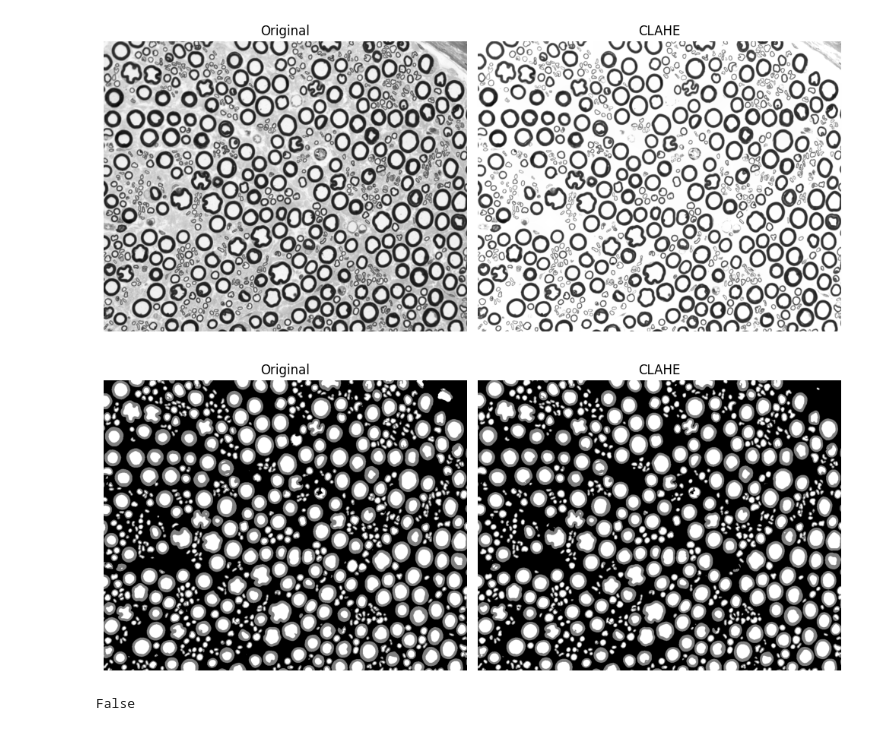
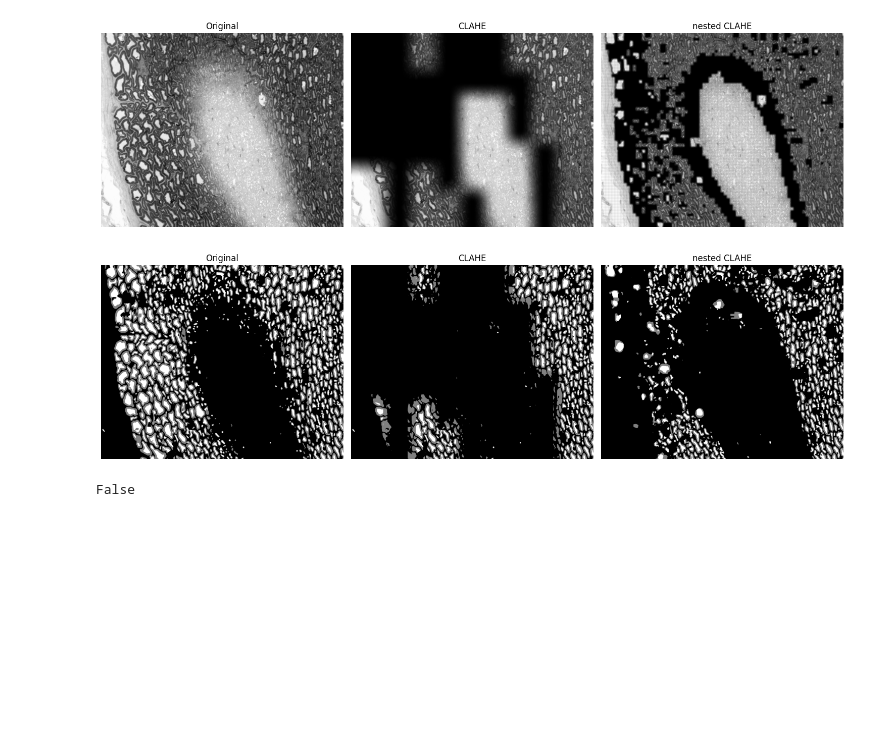
Before and after one commit to VCU-Orthopaedics-Microsurgery-Lab/deepaxon, a Jupyter notebook: clahe_design.ipynb, the cells around one changed output. Saved outputs shown, nothing was run; the diff lists cells and outputs as text; code cells hidden in the pictures; blank space fills up the shorter version.

```diff
--- a/clahe_design.ipynb
+++ b/clahe_design.ipynb
@@ -58,8 +58,8 @@ def center_crop(img, patch_size):
     start_w = (w - crop_w) // 2
     return img[start_h:start_h + crop_h, start_w:start_w + crop_w]
 # %%
-def _hann_fn(x):
-    return (1 - np.cos(2 * np.pi * x / 255)) / 2
+def _hann_fn(x, patch_size=256):
+    return (1 - np.cos(2 * np.pi * x / (patch_size-1))) / 2
 
 
 def get_pos(shape, i, j):
@@ -84,8 +84,8 @@ def hann_window(pos, patch_size=256):
     c3 = (i <  half) & (j >  half)
     c4 = ~c1 & ~c2 & ~c3
     s = np.zeros((patch_size, patch_size), dtype=float)
-    hi = _hann_fn(i.astype(float))
-    hj = _hann_fn(j.astype(float))
+    hi = _hann_fn(i.astype(float), patch_size)
+    hj = _hann_fn(j.astype(float), patch_size)
     if pos == 0:
         s[c1]=1;             s[c2]=hi[c2];          s[c3]=hj[c3];          s[c4]=hi[c4]*hj[c4]
     elif pos == 1:
@@ -116,14 +116,16 @@ def recolor(pred):
     out[pred == 2] = 255
     return np.stack([out, out, out], axis=-1)
 # %%
-def clahe(img):
+def clahe(img, lower, upper, img_mean, img_std):
     brightness = np.mean(img)
     a = 1
 
-    if brightness <= 170:
-        a = 1.6
-    elif brightness > 200:
-        a = 0.4
+    if (brightness < img_mean) and (brightness >= lower):
+        z = ((img_mean - brightness) / img_std)
+        a = 1/(2*(1-np.log(z)))
+    elif (brightness > img_mean) and (brightness <= upper):
+        z = ((brightness - img_mean) / img_std)
+        a = (1-np.log(z))/2
 
     img = cv2.convertScaleAbs(img, alpha=a, beta=0)
 
@@ -259,7 +307,7 @@ custom_objects = {
 }
 
 model = tf.keras.models.load_model(
-    str(r"C:\Users\kushs\deepaxon\models\rb_v1.keras"),
+    str(r"C:\Users\mazurm\deepaxon\models\rb_v1.keras"),
     custom_objects=custom_objects,
     compile=False
 )
@@ -286,3 +334,3 @@ pred, img_crop = segment_image(IMG_PATH, model)
 # %%
-clahe_pred, clahe_img, brightness = clahe_segment_image(IMG_PATH, model)
+clahe_pred, clahe_img, brightness, p_clahe_img, pred2 = clahe_segment_image(IMG_PATH, model)
 # %% [output]
@@ -318,30 +401,29 @@ plt.show()
 # %%
-fig, ax = plt.subplots(1, 2)
+fig, ax = plt.subplots(1, 3)
 
-# Optional: Adjust the figure size
-fig.set_size_inches(10, 5)
+fig.set_size_inches(15, 5)
 
-# 2. Display the first image on the first axis (ax[0])
 ax[0].imshow(img_crop, 'gray')
 ax[0].set_title("Original")
 ax[0].axis('off') # Hide axis ticks
 
-# 3. Display the second image on the second axis (ax[1])
 ax[1].imshow(clahe_img, 'gray')
 ax[1].set_title("CLAHE")
 ax[1].axis('off') # Hide axis ticks
 
-# Optional: Improve layout spacing
+ax[2].imshow(p_clahe_img, 'gray')
+ax[2].set_title("nested CLAHE")
+ax[2].axis('off') # Hide axis ticks
+
 plt.tight_layout()
 
-# 4. Show the figure with both images
 plt.show()
 # %% [output]
-[figure, old version]
+[figure, new version]
 # %%
-fig, ax = plt.subplots(1, 2)
+fig, ax = plt.subplots(1, 3)
 
-fig.set_size_inches(10, 5)
+fig.set_size_inches(15, 5)
 
 ax[0].imshow(pred)
 ax[0].set_title("Original")
@@ -351,9 +433,13 @@ ax[1].imshow(clahe_pred)
 ax[1].set_title("CLAHE")
 ax[1].axis('off')
 
+ax[2].imshow(pred2)
+ax[2].set_title("nested CLAHE")
+ax[2].axis('off')
+
 plt.tight_layout()
 
 plt.show()
 # %% [output]
-[figure, old version]
+[figure, new version]
 # %%
```
Also changed, not shown: parts of 14 cells of this notebook, 6 other files.
